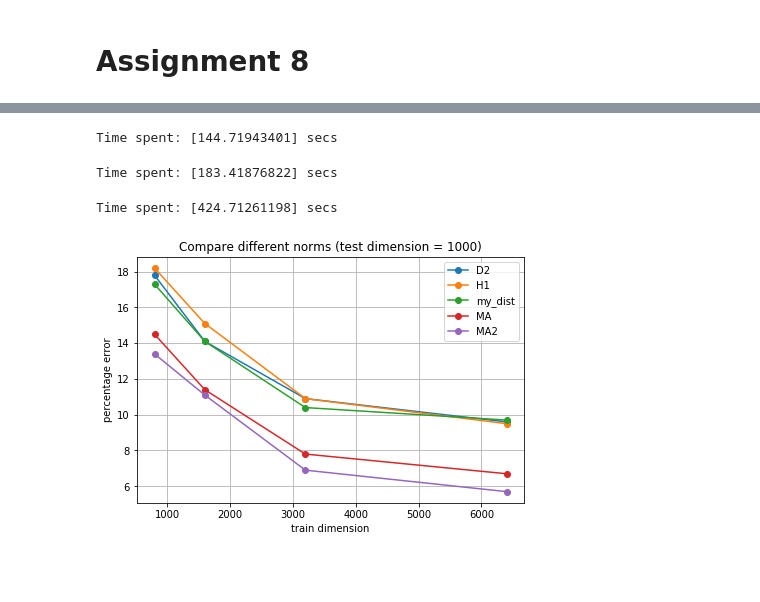
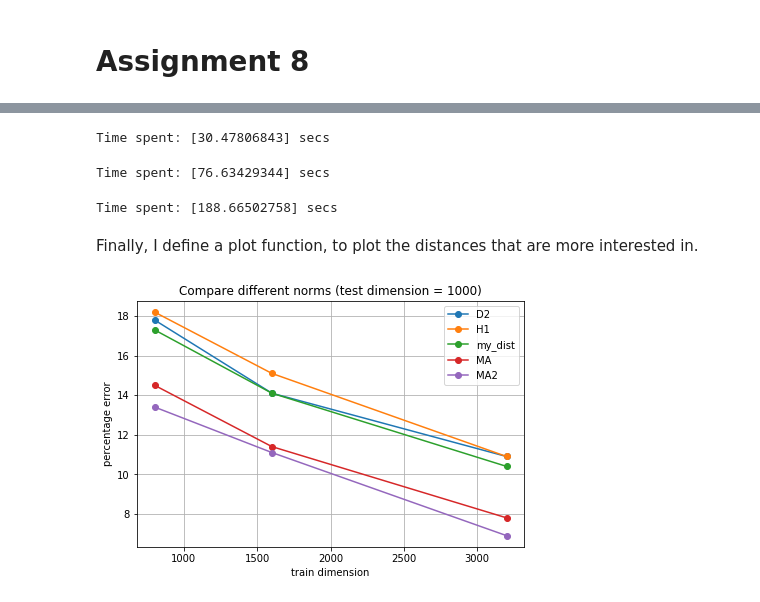
Before and after one commit to cpacilio/P1.4_seed, a Jupyter notebook: final_project/final_project_3.ipynb, the cells around one changed output, grey strips where cells are left out. Saved outputs shown, nothing was run; the diff lists cells and outputs as text; code cells hidden in the pictures; blank space fills up the shorter version.

```diff
--- a/final_project/final_project_3.ipynb
+++ b/final_project/final_project_3.ipynb
@@ -548,8 +565,8 @@ Time spent: [25.34754460] secs
 # %%
 ## Assignment 8
 
-sizes = [800,1600,3200,6400]
-distances = [_D1,_D2,_Dh1,my_dist,_Dma,_Dma2]
-test = [v_test,v_test,xd_test,w_test,xi_test,xi_test]
-train = [v_train,v_train,xd_train,w_train,xi_train,xi_train]
+sizes = [800,1600,3200]
+distances = [_D2,_Dh1,my_dist,_Dma,_Dma2]
+test = [v_test,xd_test,w_test,xi_test,xi_test]
+train = [v_train,xd_train,w_train,xi_train,xi_train]
 tsize = 10**3
@@ -574,19 +596,20 @@ def append(d):
 # %%
 with Timer():
-    append(0) # append D1
-    append(1) # append D2
+    append(0, errors) # append D2
 # %% [output]
-Time spent: [144.71943401] secs
+Time spent: [30.47806843] secs
 # %%
 with Timer():
-    append(2) # append DH1
-    append(3) # append my_dist
+    append(1, errors) # append DH1
+    append(2, errors) # append my_dist
 # %% [output]
-Time spent: [183.41876822] secs
+Time spent: [76.63429344] secs
 # %%
 with Timer():
-    append(4) # append MA
-    append(5) # append MA2
+    append(3, errors) # append MA
+    append(4, errors) # append MA2
 # %% [output]
-Time spent: [424.71261198] secs
+Time spent: [188.66502758] secs
+# %% [markdown]
+Finally, I define a plot function, to plot the distances that are more interested in.
 # %%
@@ -601,6 +625,6 @@ def plot(D):
     plt.grid()
     plt.show()
 # %%
-plot(range(1,6))
+plot(range(5))
 # %% [output]
-[figure, old version]
+[figure, new version]
```
Also changed, not shown: parts of 28 cells of this notebook.
